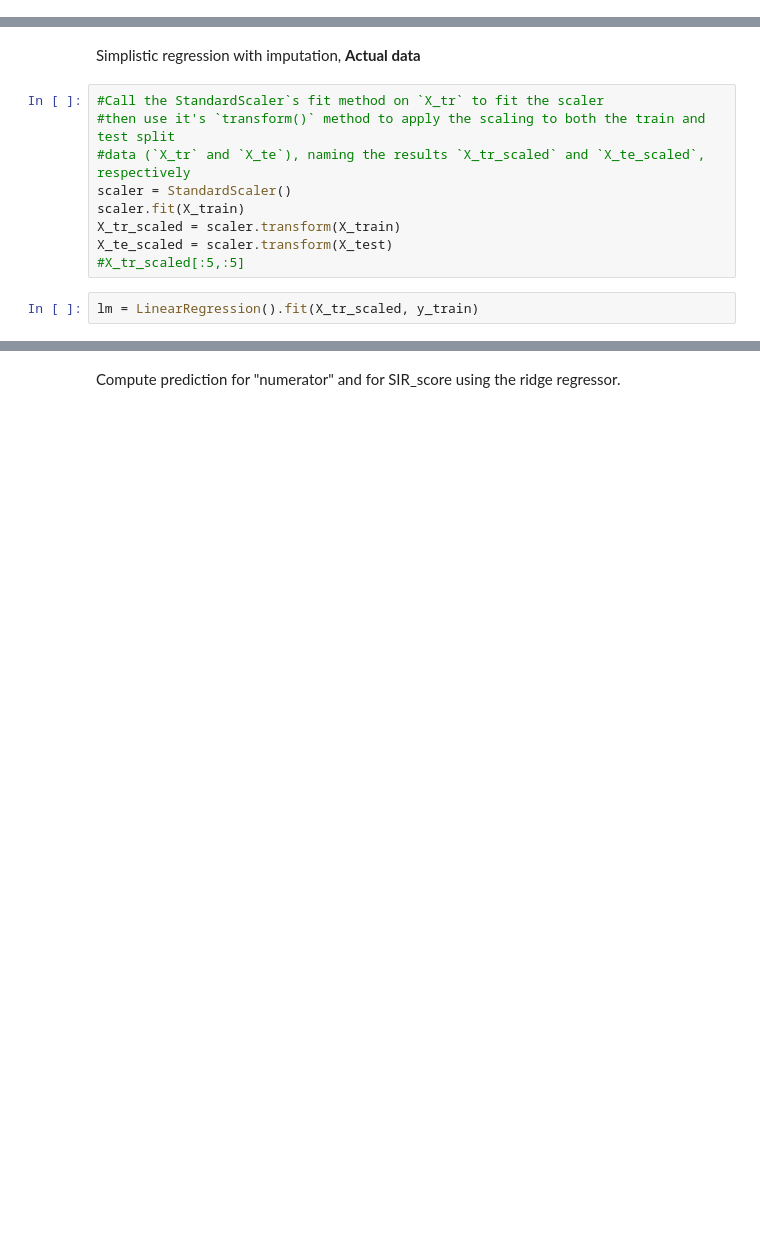
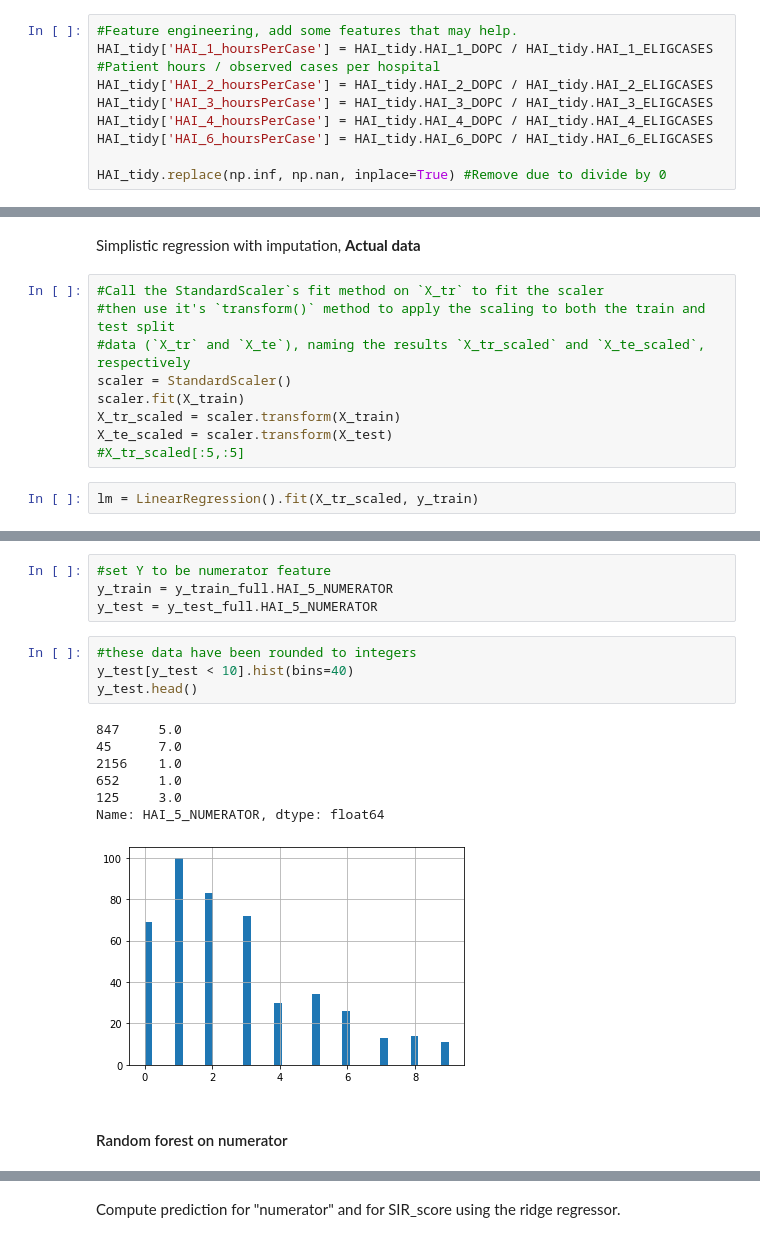
Before and after one commit to rejexx/Predicting_infection, a Jupyter notebook: 03_Preprocessing_and_Modeling.ipynb, the cells around one changed output, grey strips where cells are left out. Cells and saved outputs as stored; diff of their text form; blank space fills up the shorter version.

```diff
--- a/03_Preprocessing_and_Modeling.ipynb
+++ b/03_Preprocessing_and_Modeling.ipynb
@@ -54,4 +74,13 @@ Data columns (total 56 columns):
  55  HAI_6_SIR_ComparedToNational_encode  1715 non-null   float64
 dtypes: float64(56)
 memory usage: 763.7 KB
+# %%
+#Feature engineering, add some features that may help.
+HAI_tidy['HAI_1_hoursPerCase'] = HAI_tidy.HAI_1_DOPC / HAI_tidy.HAI_1_ELIGCASES  #Patient hours / observed cases per hospital
+HAI_tidy['HAI_2_hoursPerCase'] = HAI_tidy.HAI_2_DOPC / HAI_tidy.HAI_2_ELIGCASES
+HAI_tidy['HAI_3_hoursPerCase'] = HAI_tidy.HAI_3_DOPC / HAI_tidy.HAI_3_ELIGCASES
+HAI_tidy['HAI_4_hoursPerCase'] = HAI_tidy.HAI_4_DOPC / HAI_tidy.HAI_4_ELIGCASES
+HAI_tidy['HAI_6_hoursPerCase'] = HAI_tidy.HAI_6_DOPC / HAI_tidy.HAI_6_ELIGCASES
+
+HAI_tidy.replace(np.inf, np.nan, inplace=True) #Remove due to divide by 0
 # %%
@@ -238,0 +293,18 @@ median_mae,  train, test [0.63615337 0.62266399]
+# %%
+#set Y to be numerator feature
+y_train = y_train_full.HAI_5_NUMERATOR
+y_test = y_test_full.HAI_5_NUMERATOR
+# %%
+#these data have been rounded to integers
+y_test[y_test < 10].hist(bins=40)
+y_test.head()
+# %% [output]
+847     5.0
+45      7.0
+2156    1.0
+652     1.0
+125     3.0
+Name: HAI_5_NUMERATOR, dtype: float64
+[figure, added]
+# %% [markdown]
+#### Random forest on numerator
```
Also changed, not shown: parts of 46 cells of this notebook.
